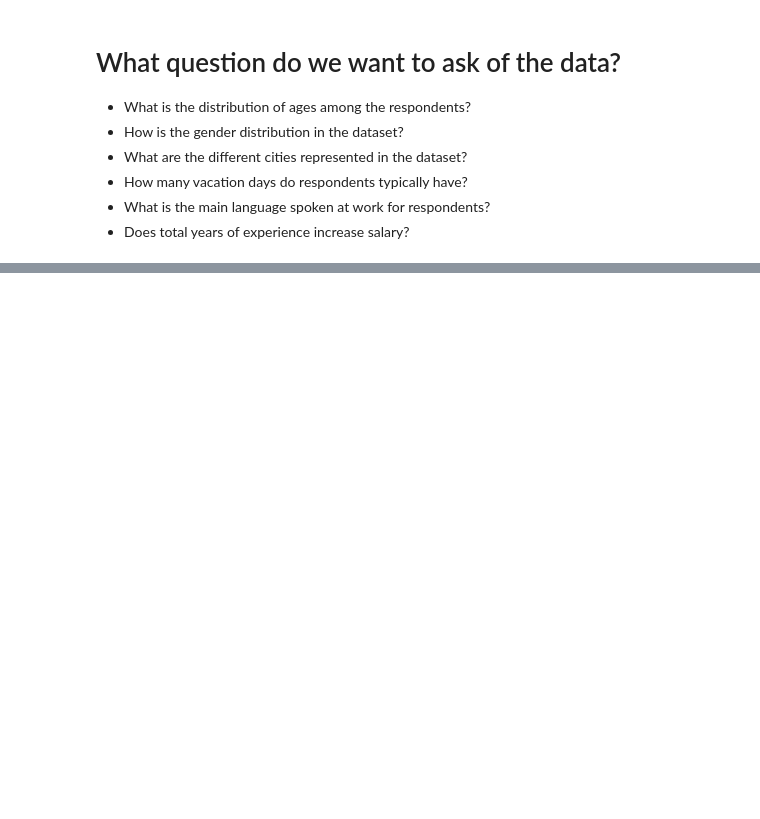
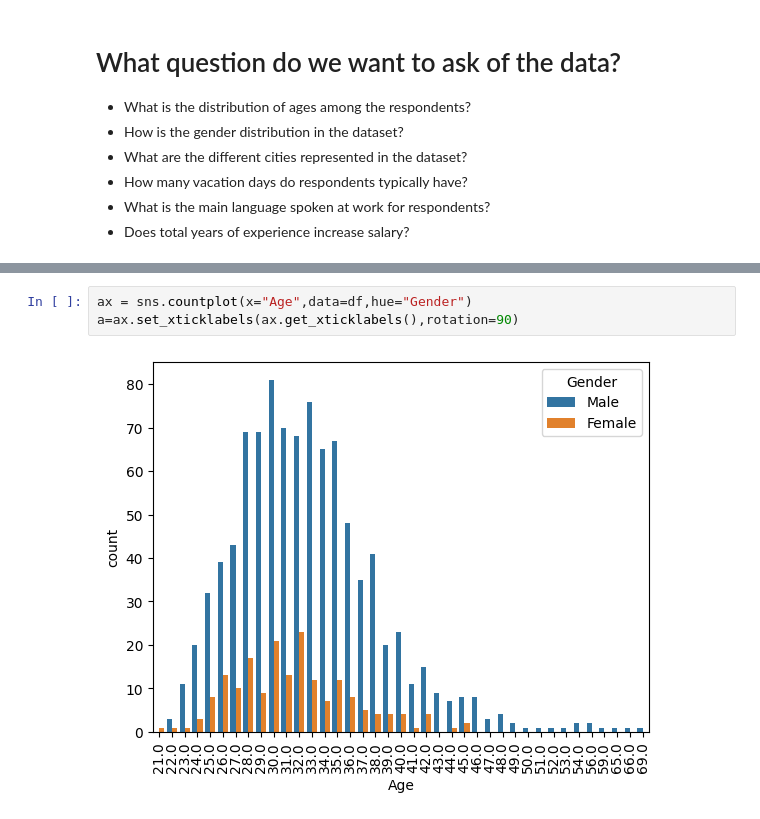
Before and after one commit to T2ABIZZY/IT_Salary_Survey_EU-_2020_EDA, a Jupyter notebook: IT_Salary_survey_EDA.ipynb, the cells around one changed output, grey strips where cells are left out. Drawn from its saved outputs; the diff is of its cells as text; blank space fills up the shorter version.

```diff
--- a/IT_Salary_survey_EDA.ipynb
+++ b/IT_Salary_survey_EDA.ipynb
@@ -174 +190,6 @@ plt.show()
+# %%
+ax = sns.countplot(x="Age",data=df,hue="Gender")
+a=ax.set_xticklabels(ax.get_xticklabels(),rotation=90)
+# %% [output]
+[figure, new version]
 # %%
```
Also changed, not shown: parts of 25 cells of this notebook.
